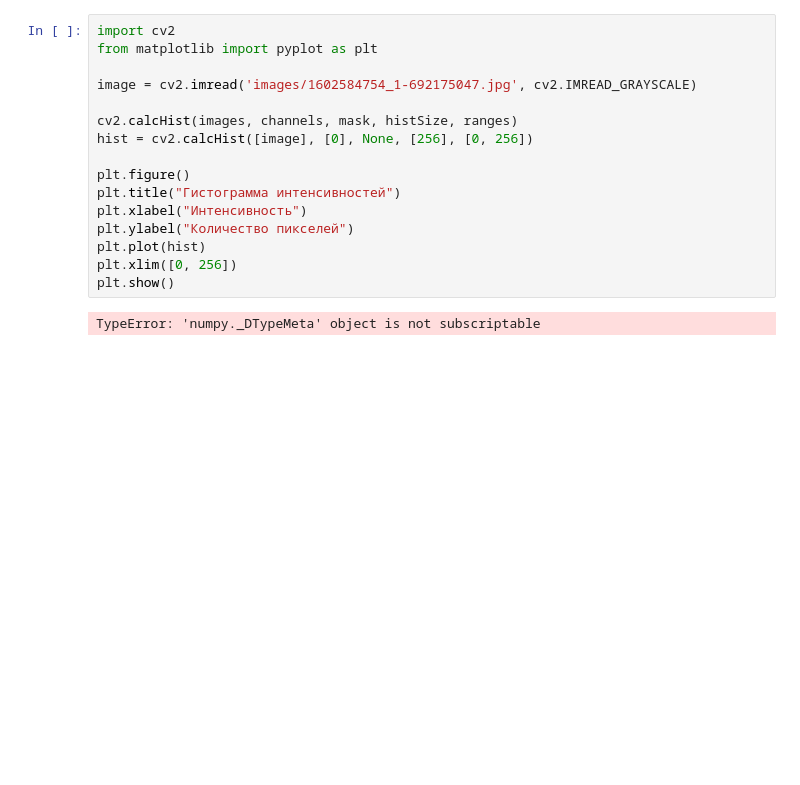
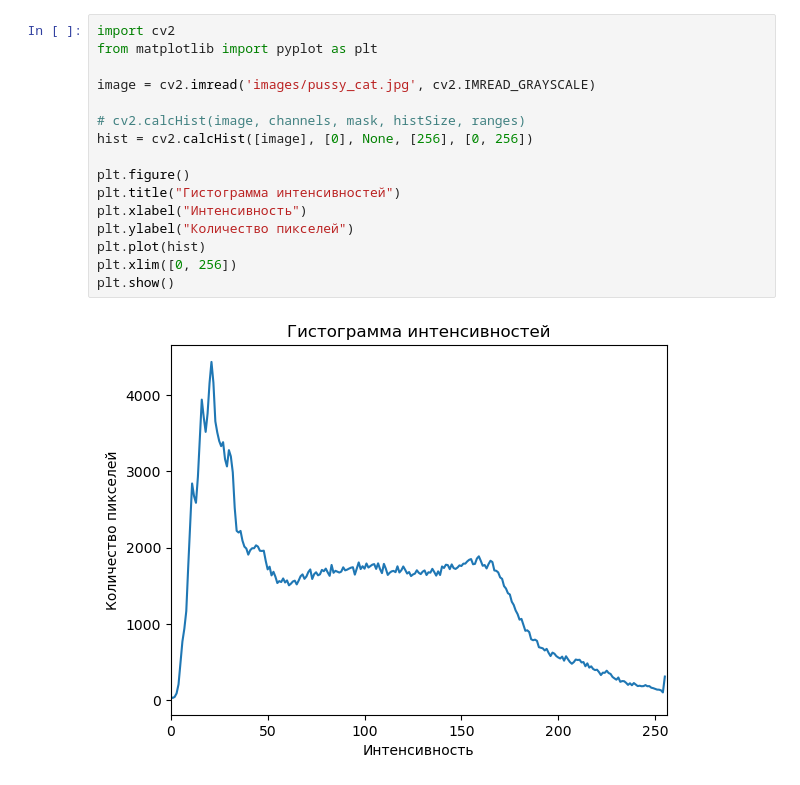
Before and after one commit to 4repaXXX/magistracy, a Jupyter notebook: multimedia/spectrum.ipynb, the cells around one changed output. Drawn from its saved outputs; the diff is of its cells as text; blank space fills up the shorter version.

Commit message:
Multimedia: Spectrum of image

```diff
--- a/multimedia/spectrum.ipynb
+++ b/multimedia/spectrum.ipynb
@@ -20,18 +20,18 @@ Note: you may need to restart the kernel to use updated packages.
 # %%
 import cv2
 from matplotlib import pyplot as plt
 
-image = cv2.imread('images/1602584754_1-692175047.jpg', cv2.IMREAD_GRAYSCALE)
+image = cv2.imread('images/pussy_cat.jpg', cv2.IMREAD_GRAYSCALE)
 
-cv2.calcHist(images, channels, mask, histSize, ranges)
+# cv2.calcHist(image, channels, mask, histSize, ranges)
 hist = cv2.calcHist([image], [0], None, [256], [0, 256])
 
 plt.figure()
 plt.title("Гистограмма интенсивностей")
 plt.xlabel("Интенсивность")
 plt.ylabel("Количество пикселей")
 plt.plot(hist)
 plt.xlim([0, 256])
 plt.show()
 # %% [output]
-TypeError: 'numpy._DTypeMeta' object is not subscriptable
+[figure, added]
```
Also changed, not shown: parts of 4 cells of this notebook, 7 other files.
